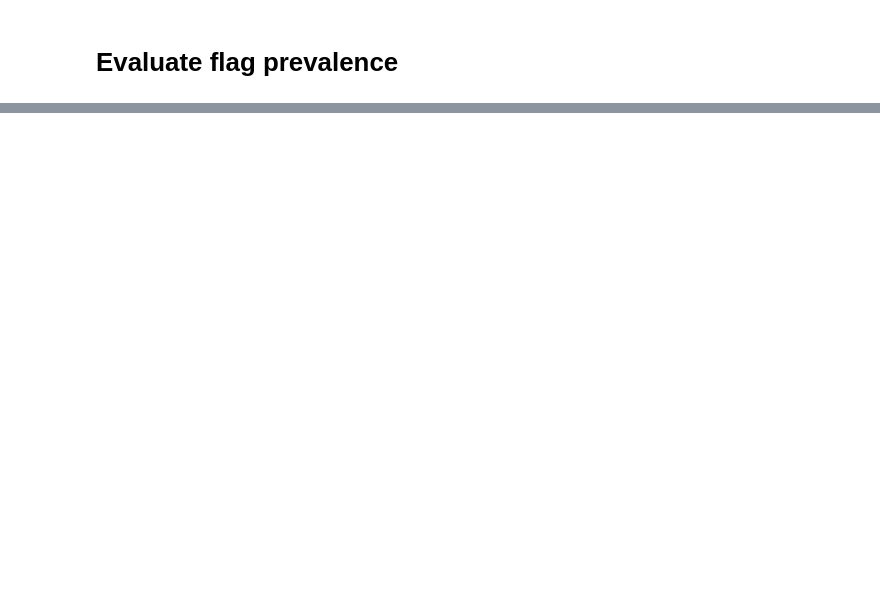
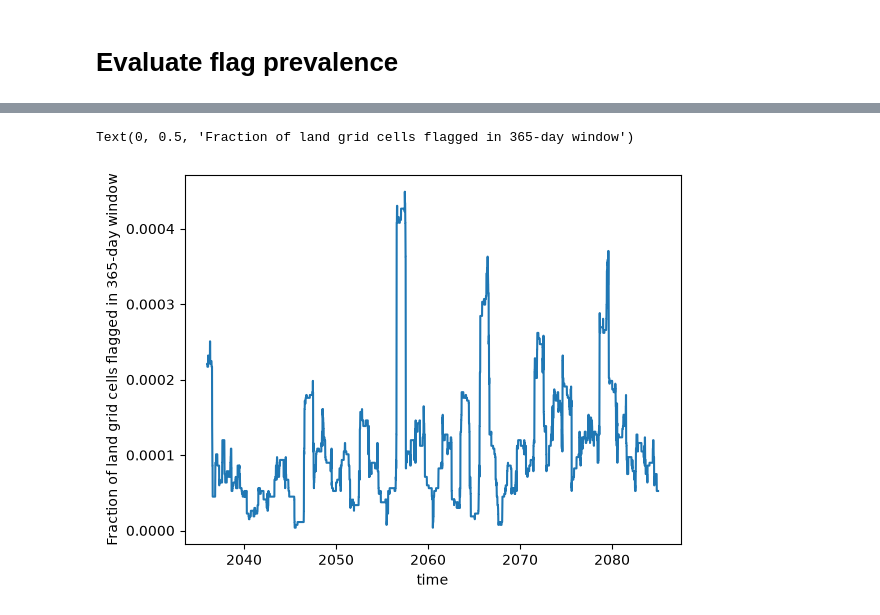
Before and after one commit to carbonplan/sai-downscaling, a Jupyter notebook: notebooks/QA_QC/qa_flags/flag_step3_combine_and_write_to_source_coop.ipynb, the cells around one changed output, grey strips where cells are left out. Cells and saved outputs as stored; diff of their text form; code cells hidden in the pictures; blank space fills up the shorter version.

```diff
--- a/notebooks/QA_QC/qa_flags/flag_step3_combine_and_write_to_source_coop.ipynb
+++ b/notebooks/QA_QC/qa_flags/flag_step3_combine_and_write_to_source_coop.ipynb
@@ -502,0 +682,6 @@ summary_df
+# %%
+(flag_time_varying_land.sum(dim=["lat", "lon"]).rolling(time=365).sum() / n_land).plot()
+plt.ylabel("Fraction of land grid cells flagged in 365-day window")
+# %% [output]
+Text(0, 0.5, 'Fraction of land grid cells flagged in 365-day window')
+[figure, added]
```
Also changed, not shown: parts of 18 cells of this notebook.
